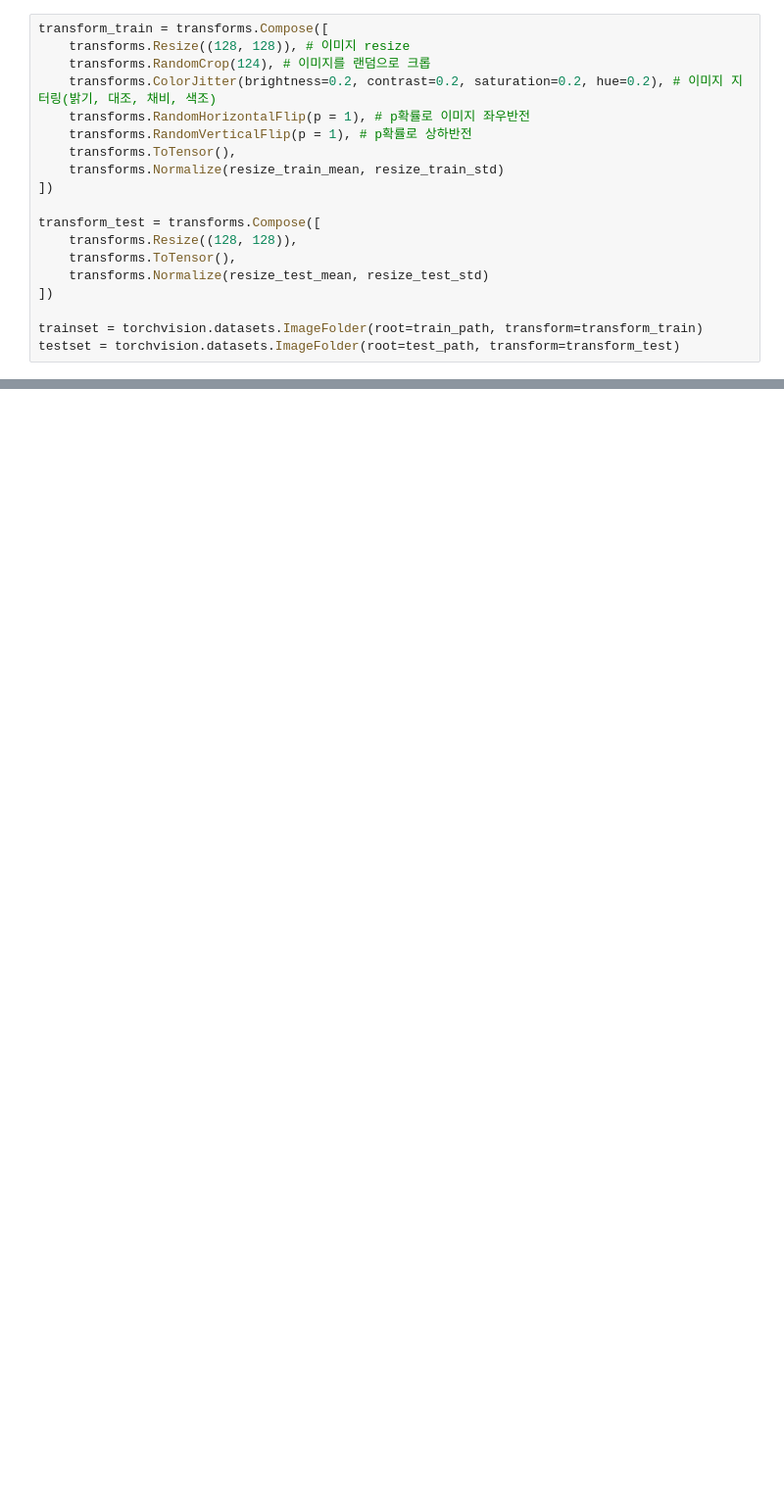
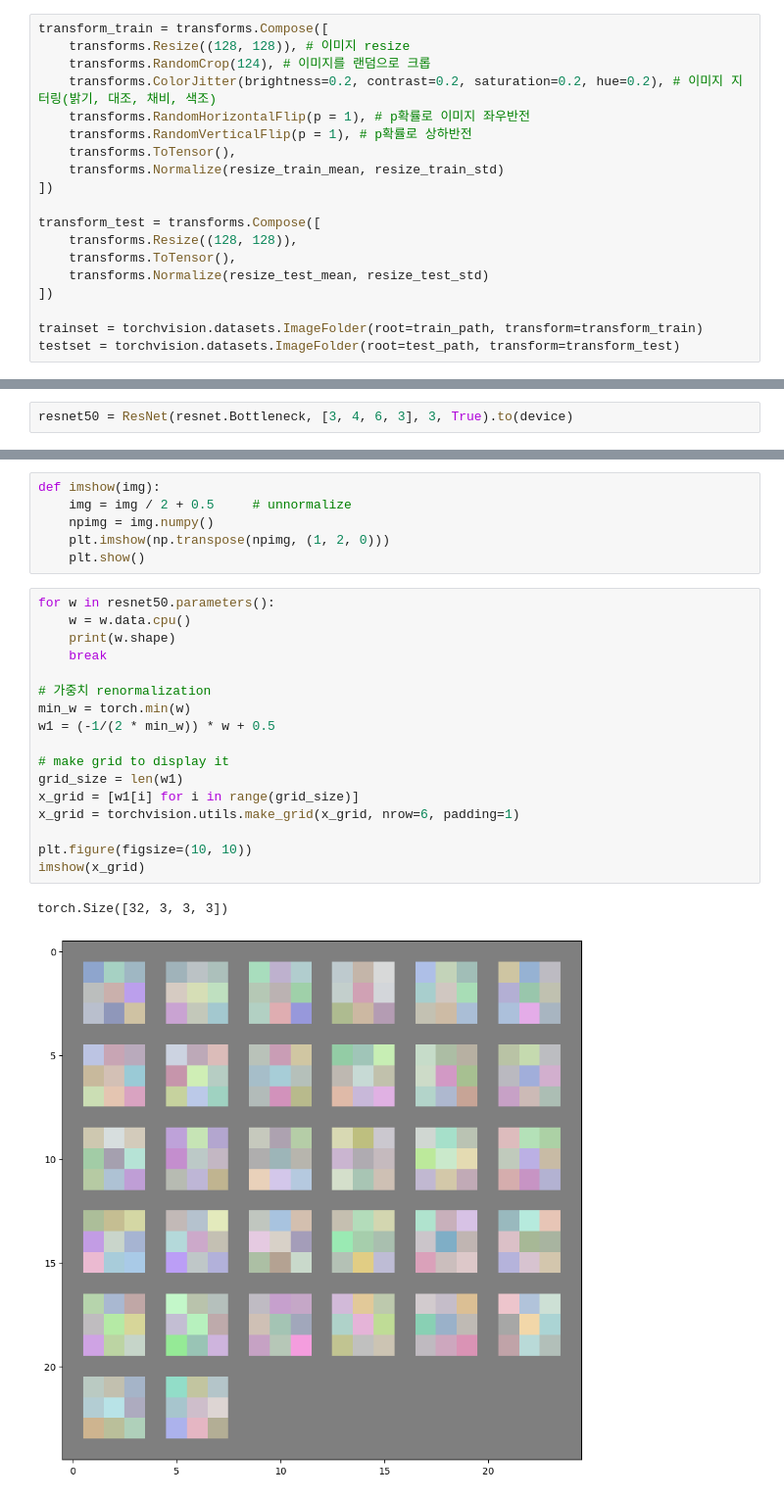
Before and after one commit to Sfarm18/Sfarm, a Jupyter notebook: model/img preprocess.ipynb, the cells around one changed output, grey strips where cells are left out. Shown at 98% size. Saved outputs shown, nothing was run; the diff lists cells and outputs as text; blank space fills up the shorter version.

Commit message:
feat: resnet50

```diff
--- a/model/img preprocess.ipynb
+++ b/model/img preprocess.ipynb
@@ -428,0 +429,2 @@ class ResNet(nn.Module):
+# %%
+resnet50 = ResNet(resnet.Bottleneck, [3, 4, 6, 3], 3, True).to(device)
@@ -428,0 +452,26 @@ class ResNet(nn.Module):
+# %%
+def imshow(img):
+    img = img / 2 + 0.5     # unnormalize
+    npimg = img.numpy()
+    plt.imshow(np.transpose(npimg, (1, 2, 0)))
+    plt.show()
+# %%
+for w in resnet50.parameters():
+    w = w.data.cpu()
+    print(w.shape)
+    break
+
+# 가중치 renormalization
+min_w = torch.min(w)
+w1 = (-1/(2 * min_w)) * w + 0.5
+
+# make grid to display it
+grid_size = len(w1)
+x_grid = [w1[i] for i in range(grid_size)]
+x_grid = torchvision.utils.make_grid(x_grid, nrow=6, padding=1)
+
+plt.figure(figsize=(10, 10))
+imshow(x_grid)
+# %% [output]
+torch.Size([32, 3, 3, 3])
+[figure, added]
```
Also changed, not shown: parts of 19 cells of this notebook.
